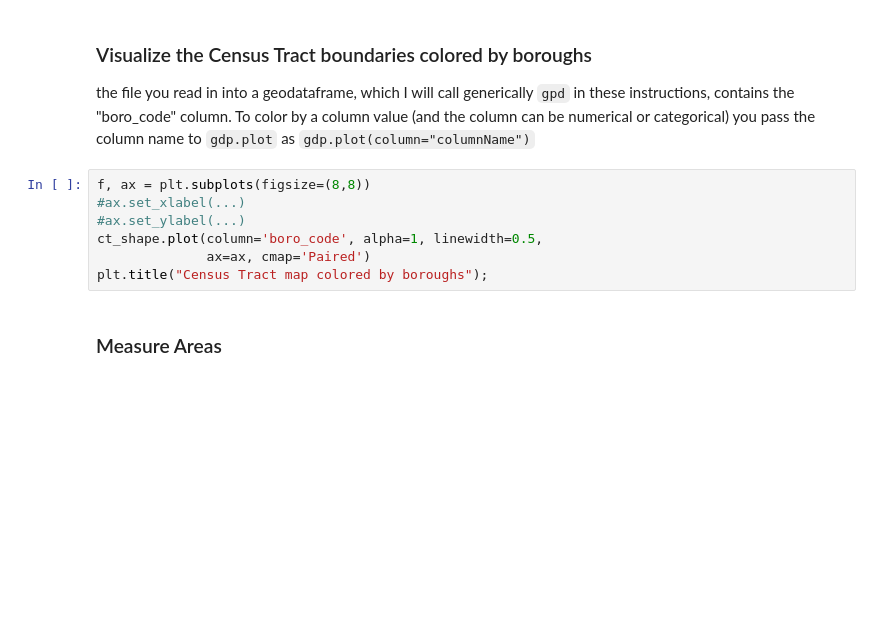
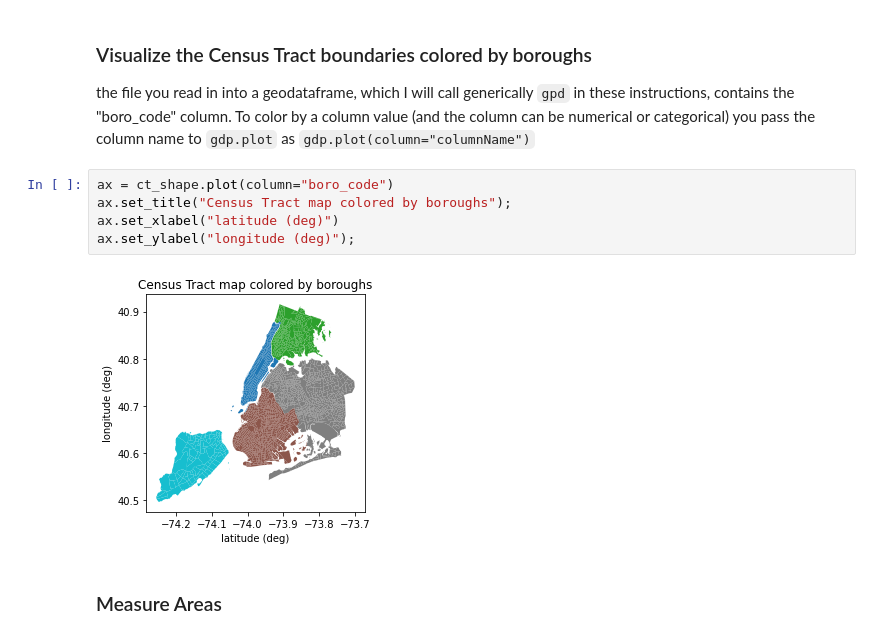
Before and after one commit to amir1913/PUS2022_AMeydani, a Jupyter notebook: HW4/Geospatial_NYCCitiBike_instructions.ipynb, the cells around one changed output. Drawn from its saved outputs; the diff is of its cells as text; blank space fills up the shorter version.

````diff
--- a/HW4/Geospatial_NYCCitiBike_instructions.ipynb
+++ b/HW4/Geospatial_NYCCitiBike_instructions.ipynb
@@ -43,12 +72,12 @@ ct_shape.info()
 
 the file you read in into a geodataframe, which I will call generically ```gpd``` in these instructions, contains the "boro_code" column. To color by a column value (and the column can be numerical or categorical) you pass the column name to ```gdp.plot``` as
 ```gdp.plot(column="columnName")```
-# %%
-f, ax = plt.subplots(figsize=(8,8))
-#ax.set_xlabel(...)
-#ax.set_ylabel(...)
-ct_shape.plot(column='boro_code', alpha=1, linewidth=0.5,
-              ax=ax, cmap='Paired')
-plt.title("Census Tract map colored by boroughs");
+# %%
+ax = ct_shape.plot(column="boro_code")
+ax.set_title("Census Tract map colored by boroughs");
+ax.set_xlabel("latitude (deg)")
+ax.set_ylabel("longitude (deg)");
+# %% [output]
+[figure, added]
 # %% [markdown]
 ### Measure Areas
````
Also changed, not shown: parts of 13 cells of this notebook.
